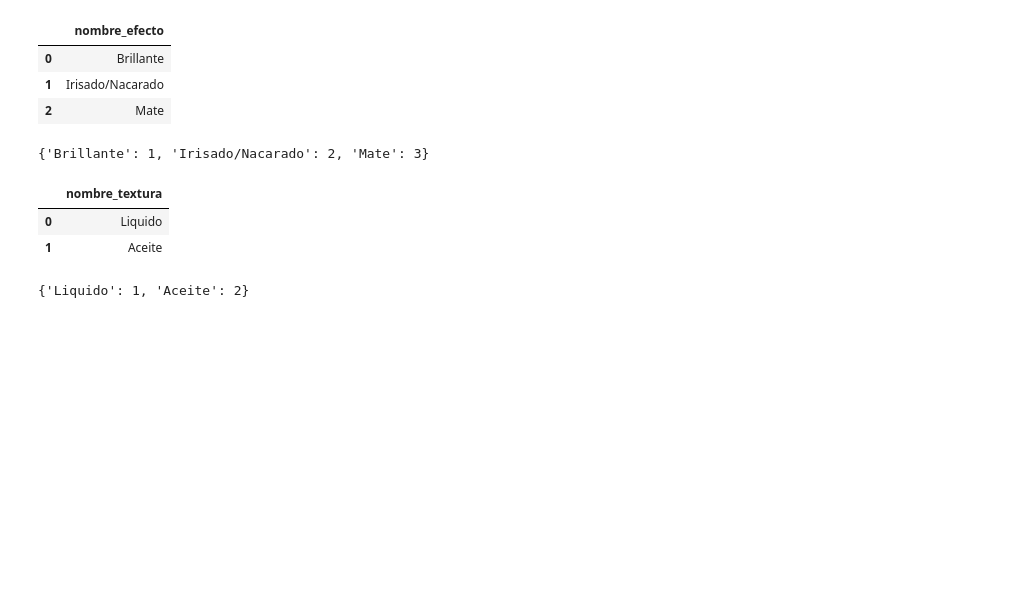
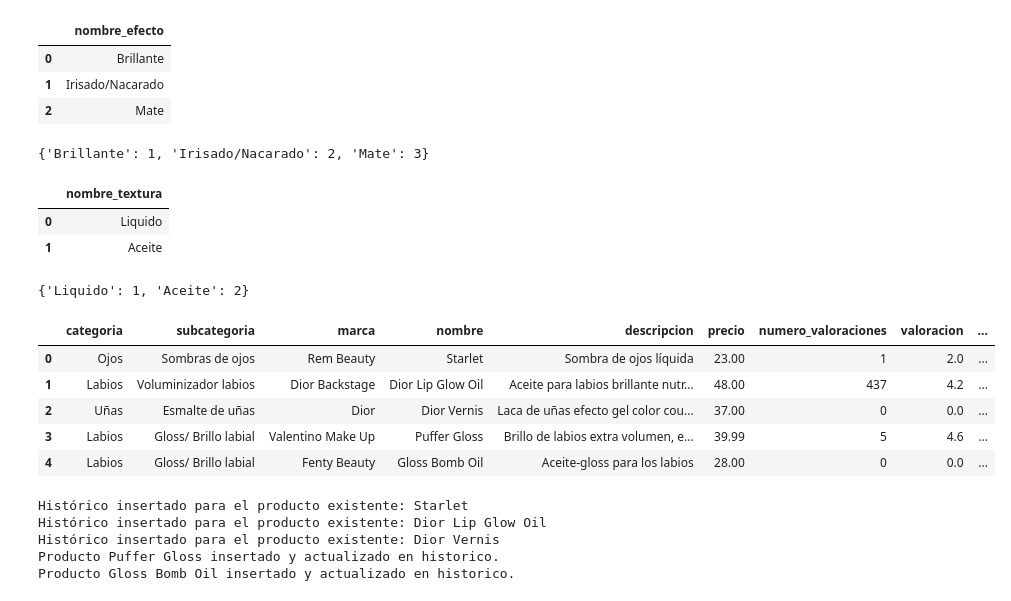
Before and after one commit to raquelscv/proyecto_final_sephora, a Jupyter notebook: pruebas/carga.ipynb, the cells around one changed output. Drawn from its saved outputs; the diff is of its cells as text; code cells hidden in the pictures; blank space fills up the shorter version.

```diff
--- a/pruebas/carga.ipynb
+++ b/pruebas/carga.ipynb
@@ -579,9 +579,16 @@ def insertar_producto_y_historico(conn, cur, df_productos):
             conn.commit()
             print(f"Producto {nombre_producto} insertado y actualizado en historico.")
 # %%
-df_segundo = pd.read_csv('productos_maquillaje.csv')
+df_segundo = pd.read_csv('productos_maquillaje_2025-04-19.csv')
 pd.set_option('display.max_columns', None)
 df_segundo
+# %% [output]
+|  | categoria | subcategoria | marca | nombre | descripcion | precio | numero_valoraciones | valoracion | ... |
+| 0 | Ojos | Sombras de ojos | Rem Beauty | Starlet | Sombra de ojos líquida | 23.00 | 1 | 2.0 | ... |
+| 1 | Labios | Voluminizador labios | Dior Backstage | Dior Lip Glow Oil | Aceite para labios brillante nutr... | 48.00 | 437 | 4.2 | ... |
+| 2 | Uñas | Esmalte de uñas | Dior | Dior Vernis | Laca de uñas efecto gel color cou... | 37.00 | 0 | 0.0 | ... |
+| 3 | Labios | Gloss/ Brillo labial | Valentino Make Up | Puffer Gloss | Brillo de labios extra volumen, e... | 39.99 | 5 | 4.6 | ... |
+| 4 | Labios | Gloss/ Brillo labial | Fenty Beauty | Gloss Bomb Oil | Aceite-gloss para los labios | 28.00 | 0 | 0.0 | ... |
 # %%
 for index, row in df_segundo.iterrows():
         nombre = row['nombre']
@@ -688,3 +695,9 @@ for index, row in df_segundo.iterrows():
             # 7. Confirmar la transacción
             conn.commit()
             print(f"Producto {nombre} insertado y actualizado en historico.")
+# %% [output]
+Histórico insertado para el producto existente: Starlet
+Histórico insertado para el producto existente: Dior Lip Glow Oil
+Histórico insertado para el producto existente: Dior Vernis
+Producto Puffer Gloss insertado y actualizado en historico.
+Producto Gloss Bomb Oil insertado y actualizado en historico.
```
Also changed, not shown: parts of 1 cell of this notebook, 1 other file.
